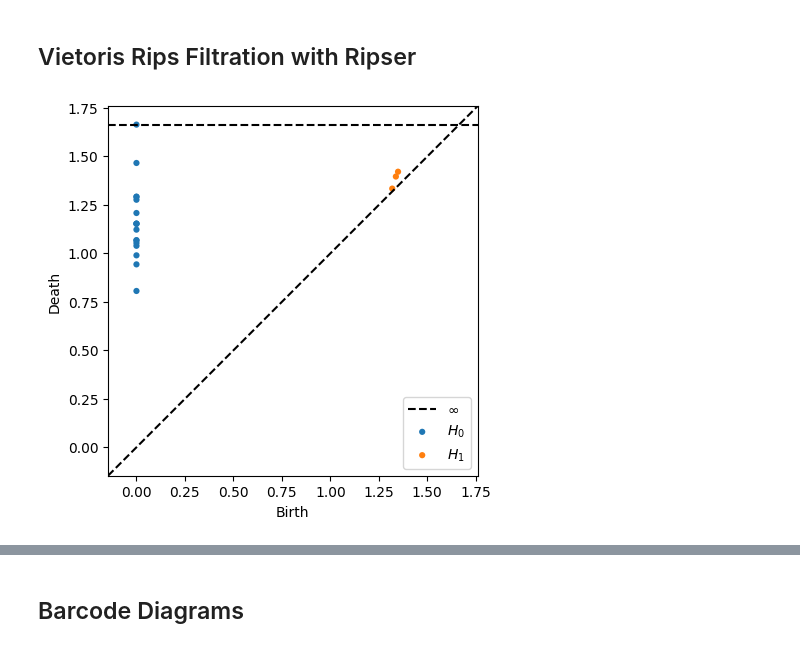
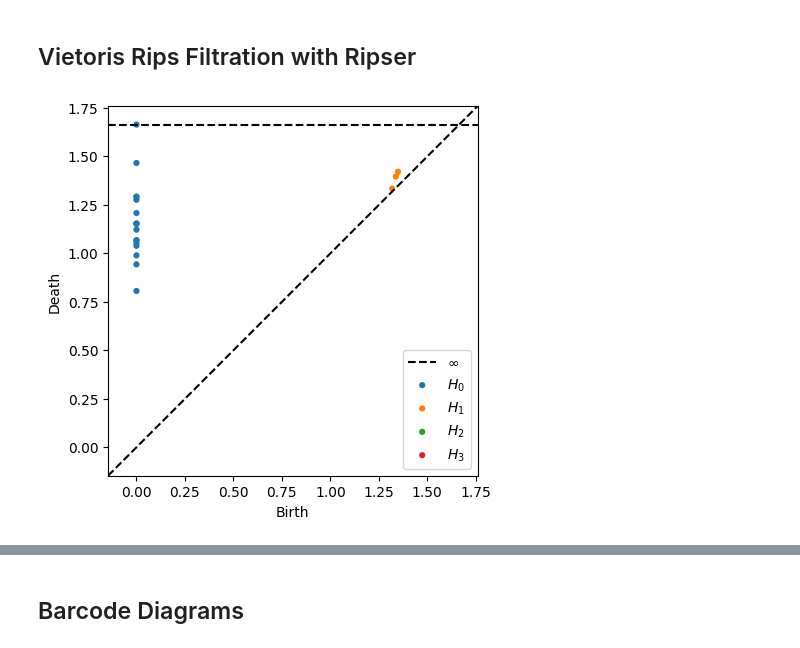
Before and after one commit to mehdimerbah/TDA-PPIN, a Jupyter notebook: tda/TDA_PPI_Node_Classification_Dummy.ipynb, the cells around one changed output, grey strips where cells are left out. Cells and saved outputs as stored; diff of their text form; code cells hidden in the pictures.

```diff
--- a/tda/TDA_PPI_Node_Classification_Dummy.ipynb
+++ b/tda/TDA_PPI_Node_Classification_Dummy.ipynb
@@ -59,9 +57,9 @@ distance_mat_diags = ripser.ripser(D, distance_matrix=True)['dgms']
 # %%
 # Calculate persistent homology using Ripser
-adj_mat_diags = ripser.ripser(nx.adjacency_matrix(G).toarray(), distance_matrix=False)['dgms']
+adj_mat_diags = ripser.ripser(nx.adjacency_matrix(G).toarray(), distance_matrix=False, maxdim=3)['dgms']
 plot_diagrams(adj_mat_diags)
 # %% [output]
-[figure, old version]
+[figure, new version]
 # %%
 plot_diagrams(distance_mat_diags)
 # %% [output]
```
Also changed, not shown: parts of 20 cells of this notebook.
